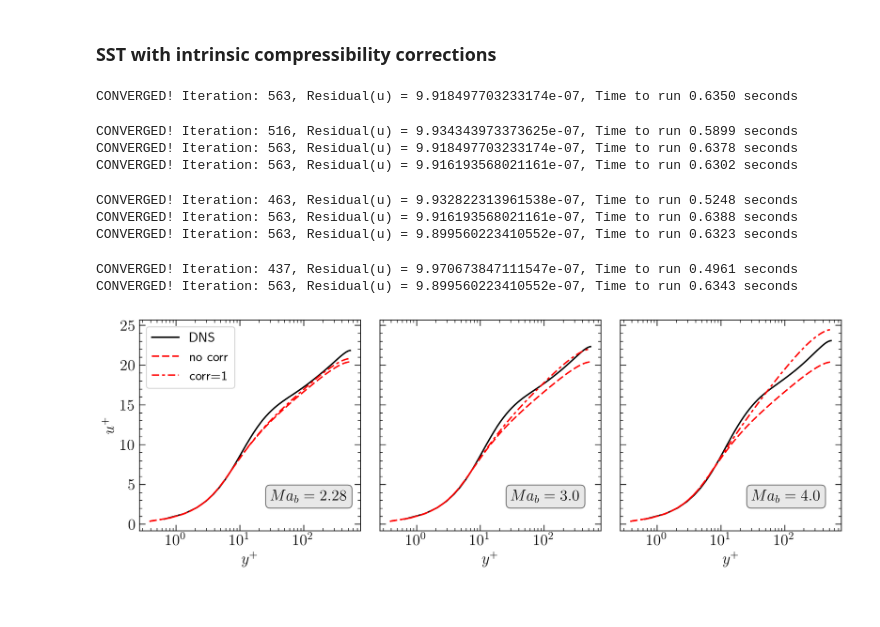
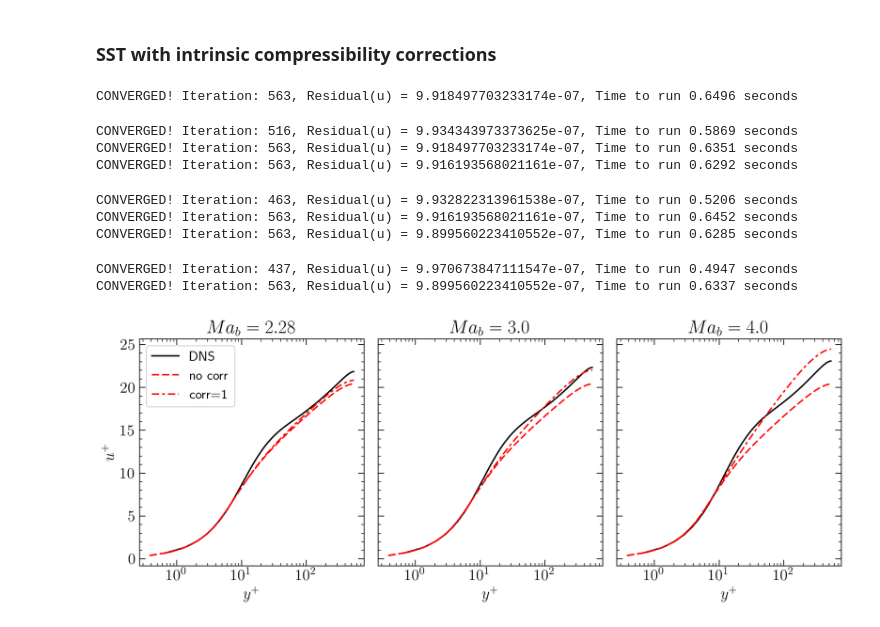
Before and after one commit to Fluid-Dynamics-Of-Energy-Systems-Team/RANS_Channel, a Jupyter notebook: main.ipynb, the cells around one changed output. Saved outputs shown, nothing was run; the diff lists cells and outputs as text; code cells hidden in the pictures.

```diff
--- a/main.ipynb
+++ b/main.ipynb
@@ -1201,7 +1275,7 @@ def plotProfilesAll(ax, res, color, dashes, DNS, label='', showDNS=True, ploteps
                    -eps[1:mesh.n//2],
                    color=color, dashes=dashes, lw=2, label=label)
 
-fig, ax = plt.subplots(4,3, figsize=(11, 11), sharex='col', sharey='row')
+fig, ax = plt.subplots(4,3, figsize=(11, 13), sharex='col', sharey='row')
 
 dashes1 = (4,1,1,1)
 dashes2 = (4,1,1,1,1,1)
@@ -1221,8 +1295,8 @@ plotProfilesAll(ax[:,2], TL_v2f_nocorr, 'r', dashes3, DNS_TL, label='Standard',
 
 
 ax[0,0].set_title(r'CRe$^\star_\tau$, $\frac{\bar\mu}{\mu_w} = \sqrt{\frac{\bar\rho}{\rho_w}}$')
-ax[0,1].set_title(r'Air, cooled, $Ma=0$')
-ax[0,2].set_title(r'Air, cooled, $Ma=4$')
+ax[0,1].set_title(r'Air, cooled, $Ma_b=0$')
+ax[0,2].set_title(r'Air, cooled, $Ma_b=4$')
 
 ax[0,0].set_xlim(0.7, 600)
 ax[0,1].set_xlim(0.7, 200)
@@ -1387,8 +1464,8 @@ ax[1,2].set_xlabel(r'$y^\star$')
 
 
 ax[0,0].set_title(r'CRe$^\star_\tau$, $\frac{\bar\mu}{\mu_w} = \sqrt{\frac{\bar\rho}{\rho_w}}$')
-ax[0,1].set_title(r'Air, cooled, $Ma=0$')
-ax[0,2].set_title(r'Air, cooled, $Ma=4$')
+ax[0,1].set_title(r'Air, cooled, $Ma_b=0$')
+ax[0,2].set_title(r'Air, cooled, $Ma_b=4$')
 
 ax[0,0].legend(loc=2, fontsize=14)
 
@@ -1419,12 +1496,12 @@ def meanVelocityIntrinsicCompCorr(ReTau, MTau, rho, mu, yst):
 
 def plotProfiles(ax, DNS, MaTau):
     ax.semilogx(DNS['yst'][1:len(DNS['y'])//2], DNS['ust'][1:len(DNS['y'])//2], 'k', label='DNS')
+    ust = meanVelocityIntrinsicCompCorr(DNS['ReTau'], 0.0, DNS['rho'], DNS['mu'], DNS['yst'])
+    ax.semilogx(DNS['yst'][1:len(DNS['y'])//2], ust[1:len(DNS['y'])//2], 'r', dashes=(5,2,2,2), label='JK')
     ust = meanVelocityIntrinsicCompCorr(DNS['ReTau'], MaTau, DNS['rho'], DNS['mu'], DNS['yst'])
     ax.semilogx(DNS['yst'][1:len(DNS['y'])//2], ust[1:len(DNS['y'])//2], 'r', dashes=(5,2), label='JK-HLLP')
-    ust = meanVelocityIntrinsicCompCorr(DNS['ReTau'], 0.0, DNS['rho'], DNS['mu'], DNS['yst'])
-    ax.semilogx(DNS['yst'][1:len(DNS['y'])//2], ust[1:len(DNS['y'])//2], 'r', dashes=(5,2,2,2), label='JK')
 
-fig, ax = plt.subplots(1,3, figsize=(11, 4), sharey='row')
+fig, ax = plt.subplots(1,3, figsize=(11, 4.5), sharey='row')
 DNS = loadHasanData(dataRepo+'HasanEtAlMach2.csv'); plotProfiles(ax[0], DNS, 0.12)
 DNS = loadHasanData(dataRepo+'HasanEtAlMach3.csv'); plotProfiles(ax[1], DNS, 0.152)
 DNS = loadHasanData(dataRepo+'HasanEtAlMach4.csv'); plotProfiles(ax[2], DNS, 0.198)
@@ -1434,13 +1511,16 @@ for a in ax:
     a.set_xlabel(r'$y^+$')
     a.yaxis.set_minor_locator(MultipleLocator(1))
 
+ax[0].set_title(r'$Ma_{b} = 2.28$')
+ax[1].set_title(r'$Ma_{b} = 3.0$')
+ax[2].set_title(r'$Ma_{b} = 4.0$')
 
-props = dict(boxstyle='round', facecolor='lightgray', alpha=0.5)
-ax[0].text(30, 3, r'$Ma_{b} = 2.28$', rotation=0, bbox=props)
-ax[1].text(30, 3, r'$Ma_{b} = 3.0$', rotation=0, bbox=props)
-ax[2].text(30, 3, r'$Ma_{b} = 4.0$', rotation=0, bbox=props)
+
+# props = dict(boxstyle='round', facecolor='lightgray', alpha=0.5)
+# ax[0].text(30, 3, r'$Ma_{b} = 2.28$', rotation=0, bbox=props)
+# ax[1].text(30, 3, r'$Ma_{b} = 3.0$', rotation=0, bbox=props)
+# ax[2].text(30, 3, r'$Ma_{b} = 4.0$', rotation=0, bbox=props)
 
 ax[0].legend(loc=2)
 plt.tight_layout(w_pad=0.9, h_pad=0.0)
-fig.savefig('algebModelIntrinsComp.pdf')
 # %% [output]
@@ -1476,45 +1558,50 @@ def plotResultsSSTwithIntrinsicCompCorr(ax):
     ax.semilogx(DNS['yst'][1:len(DNS['y'])//2], DNS['ust'][1:len(DNS['y'])//2], 'k', label='DNS')
     ax.semilogx(res1['yst'][1:mesh.n//2], res1['ust'][1:mesh.n//2], 'r', dashes=(5,2),         label='no corr')
     ax.semilogx(res2['yst'][1:mesh.n//2], res2['ust'][1:mesh.n//2], 'r', dashes=(5,2,2,2),     label='corr=1')
     # ax.semilogx(res3['yst'][1:mesh.n//2], res3['ust'][1:mesh.n//2], 'k', dashes=(5,2,2,2,2,2), label='corr=2')
 
 
-fig, ax = plt.subplots(1,3, figsize=(11, 4), sharey='row')
+fig, ax = plt.subplots(1,3, figsize=(11, 4.5), sharey='row')
 
 mesh = Mesh(200,2,5)
 
 DNS = loadHasanData(dataRepo+'HasanEtAlMach2.csv')
 res1, res2, res3 = runSSTwithIntrinsicCompCorr(DNS)
 plotResultsSSTwithIntrinsicCompCorr(ax[0])
 
 DNS = loadHasanData(dataRepo+'HasanEtAlMach3.csv')
 res1, res2, res3 = runSSTwithIntrinsicCompCorr(DNS)
 plotResultsSSTwithIntrinsicCompCorr(ax[1])
 
 DNS = loadHasanData(dataRepo+'HasanEtAlMach4.csv')
 res1, res2, res3 = runSSTwithIntrinsicCompCorr(DNS)
 plotResultsSSTwithIntrinsicCompCorr(ax[2])
 
 ax[0].set_ylabel(r'$u^+$')
 for a in ax:
     a.set_xlabel(r'$y^+$')
     a.yaxis.set_minor_locator(MultipleLocator(1))
 ax[0].legend(loc=2, fontsize=14)
 
-props = dict(boxstyle='round', facecolor='lightgray', alpha=0.5)
-ax[0].text(30, 3, r'$Ma_{b} = 2.28$', rotation=0, bbox=props)
-ax[1].text(30, 3, r'$Ma_{b} = 3.0$',  rotation=0, bbox=props)
-ax[2].text(30, 3, r'$Ma_{b} = 4.0$',  rotation=0, bbox=props)
+ax[0].set_title(r'$Ma_{b} = 2.28$')
+ax[1].set_title(r'$Ma_{b} = 3.0$')
+ax[2].set_title(r'$Ma_{b} = 4.0$')
+
+
+# props = dict(boxstyle='round', facecolor='lightgray', alpha=0.5)
+# ax[0].text(30, 3, r'$Ma_{b} = 2.28$', rotation=0, bbox=props)
+# ax[1].text(30, 3, r'$Ma_{b} = 3.0$',  rotation=0, bbox=props)
+# ax[2].text(30, 3, r'$Ma_{b} = 4.0$',  rotation=0, bbox=props)
 
 plt.tight_layout(w_pad=0.9, h_pad=0.0)
 # %% [output]
-CONVERGED! Iteration: 563, Residual(u) = 9.918497703233174e-07, Time to run 0.6350 seconds
+CONVERGED! Iteration: 563, Residual(u) = 9.918497703233174e-07, Time to run 0.6496 seconds
-CONVERGED! Iteration: 516, Residual(u) = 9.934343973373625e-07, Time to run 0.5899 seconds
-CONVERGED! Iteration: 563, Residual(u) = 9.918497703233174e-07, Time to run 0.6378 seconds
-CONVERGED! Iteration: 563, Residual(u) = 9.916193568021161e-07, Time to run 0.6302 seconds
+CONVERGED! Iteration: 516, Residual(u) = 9.934343973373625e-07, Time to run 0.5869 seconds
+CONVERGED! Iteration: 563, Residual(u) = 9.918497703233174e-07, Time to run 0.6351 seconds
+CONVERGED! Iteration: 563, Residual(u) = 9.916193568021161e-07, Time to run 0.6292 seconds
-CONVERGED! Iteration: 463, Residual(u) = 9.932822313961538e-07, Time to run 0.5248 seconds
-CONVERGED! Iteration: 563, Residual(u) = 9.916193568021161e-07, Time to run 0.6388 seconds
-CONVERGED! Iteration: 563, Residual(u) = 9.899560223410552e-07, Time to run 0.6323 seconds
+CONVERGED! Iteration: 463, Residual(u) = 9.932822313961538e-07, Time to run 0.5206 seconds
+CONVERGED! Iteration: 563, Residual(u) = 9.916193568021161e-07, Time to run 0.6452 seconds
+CONVERGED! Iteration: 563, Residual(u) = 9.899560223410552e-07, Time to run 0.6285 seconds
-CONVERGED! Iteration: 437, Residual(u) = 9.970673847111547e-07, Time to run 0.4961 seconds
-CONVERGED! Iteration: 563, Residual(u) = 9.899560223410552e-07, Time to run 0.6343 seconds
+CONVERGED! Iteration: 437, Residual(u) = 9.970673847111547e-07, Time to run 0.4947 seconds
+CONVERGED! Iteration: 563, Residual(u) = 9.899560223410552e-07, Time to run 0.6337 seconds
-[figure, old version]
+[figure, new version]
```
Also changed, not shown: parts of 28 cells of this notebook.
